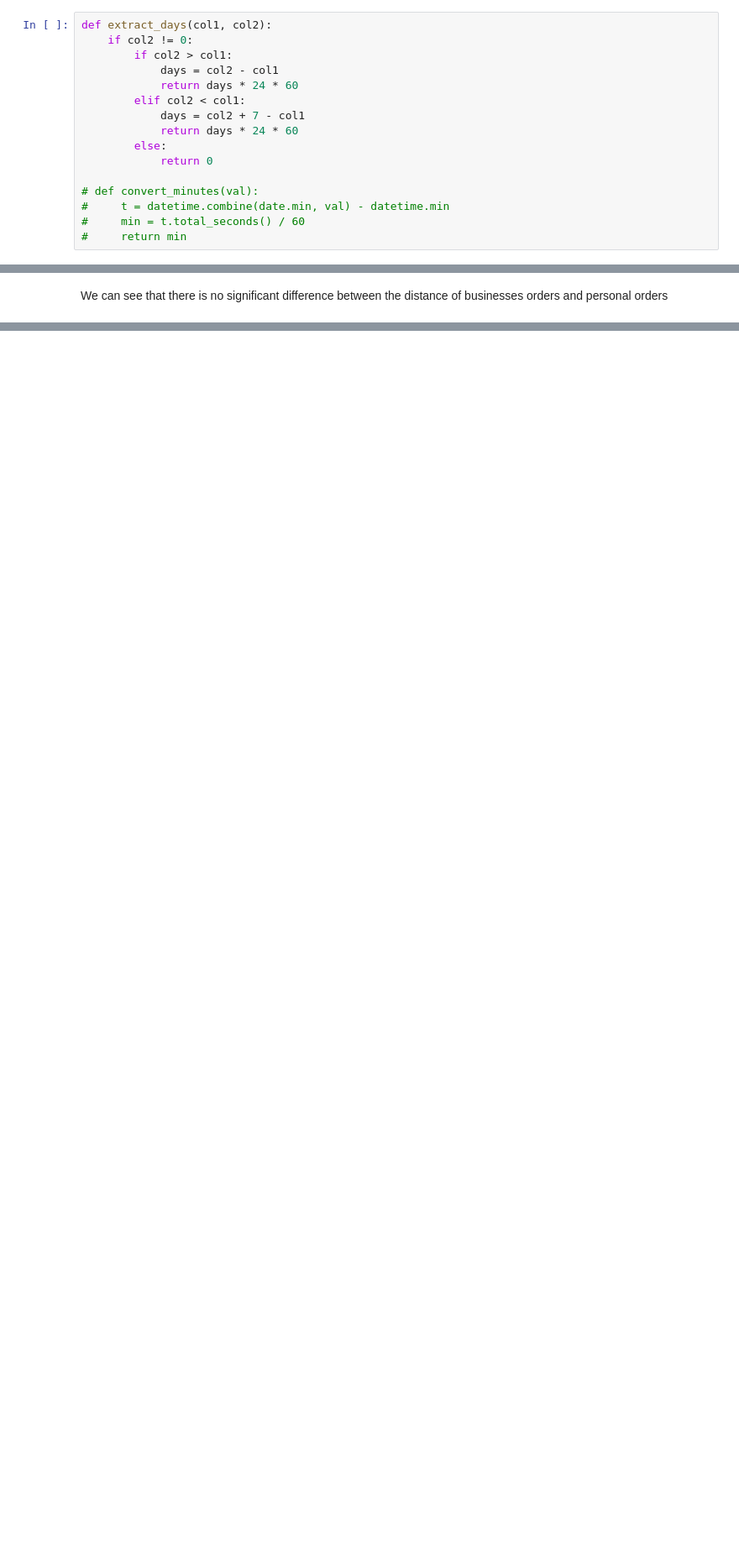
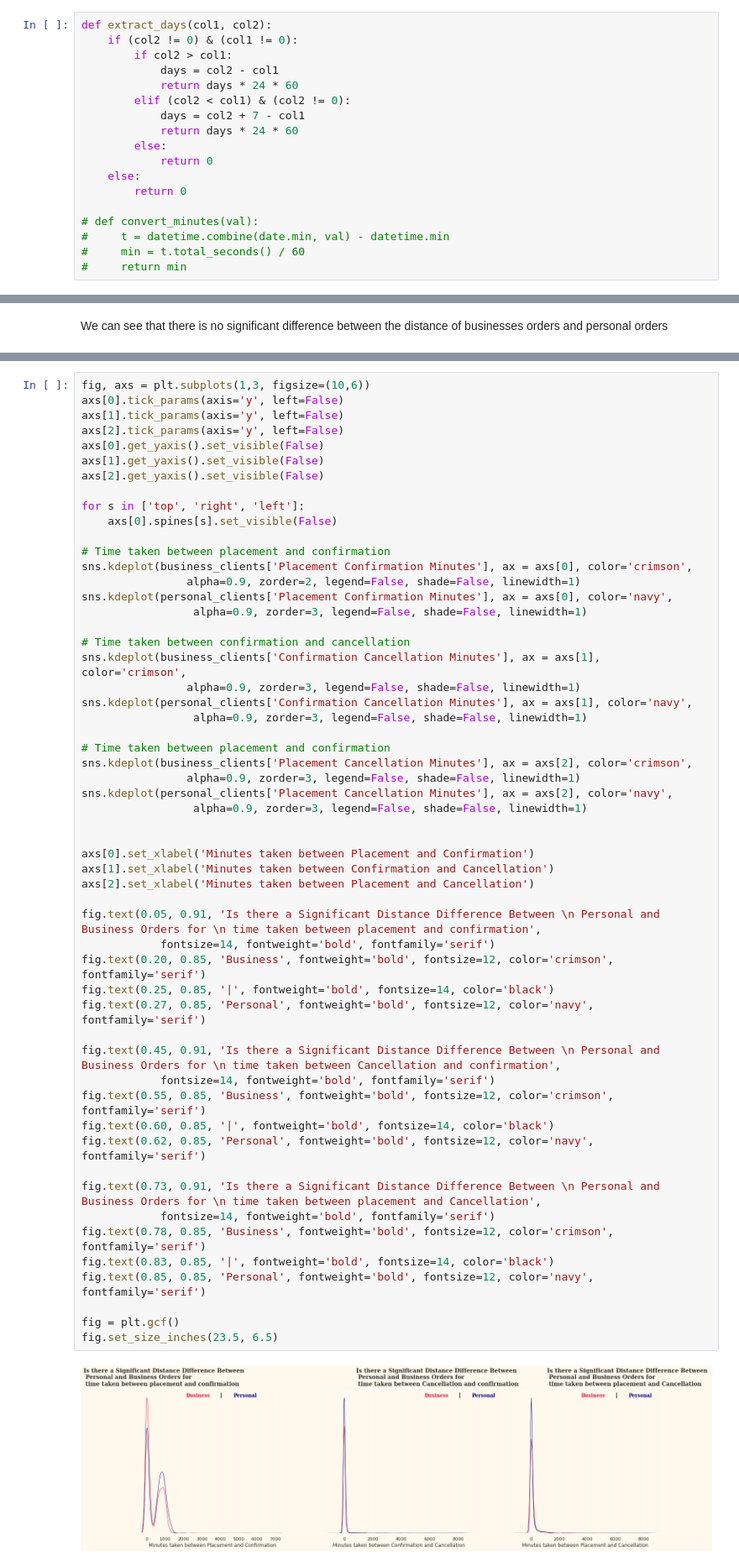
Before and after one commit to Kevin-Nduati/Customer-Data-Analysis, a Jupyter notebook: analysis.ipynb, the cells around one changed output, grey strips where cells are left out. Shown: that part at 84% size. Cells and saved outputs as stored; diff of their text form; blank space fills up the shorter version.

```diff
--- a/analysis.ipynb
+++ b/analysis.ipynb
@@ -129,15 +129,17 @@ df[(df['Confirmation Day'] - df['Placement Day']) > 1]
 So we have these 2 orders that were placed, but not confirmed until after more than 1 day. From the data, the orders were scheduled. However, I cannot fully ascertain why they were confirmed so late, based on the data that is available.
 # %%
 def extract_days(col1, col2):
-    if col2 != 0:
+    if (col2 != 0) & (col1 != 0):
         if col2 > col1:
             days = col2 - col1
             return days * 24 * 60
-        elif col2 < col1:
+        elif (col2 < col1) & (col2 != 0):
             days = col2 + 7 - col1
             return days * 24 * 60
         else:
             return 0
+    else:
+        return 0
 
 # def convert_minutes(val):
 #     t = datetime.combine(date.min, val) - datetime.min
@@ -432 +436,58 @@ plt.tight_layout()
+# %%
+fig, axs = plt.subplots(1,3, figsize=(10,6))
+axs[0].tick_params(axis='y', left=False)
+axs[1].tick_params(axis='y', left=False)
+axs[2].tick_params(axis='y', left=False)
+axs[0].get_yaxis().set_visible(False)
+axs[1].get_yaxis().set_visible(False)
+axs[2].get_yaxis().set_visible(False)
+
+for s in ['top', 'right', 'left']:
+    axs[0].spines[s].set_visible(False)
+
+# Time taken between placement and confirmation
+sns.kdeplot(business_clients['Placement Confirmation Minutes'], ax = axs[0], color='crimson',
+                alpha=0.9, zorder=2, legend=False, shade=False, linewidth=1)
+sns.kdeplot(personal_clients['Placement Confirmation Minutes'], ax = axs[0], color='navy',
+                 alpha=0.9, zorder=3, legend=False, shade=False, linewidth=1)
+
+# Time taken between confirmation and cancellation
+sns.kdeplot(business_clients['Confirmation Cancellation Minutes'], ax = axs[1], color='crimson',
+                alpha=0.9, zorder=3, legend=False, shade=False, linewidth=1)
+sns.kdeplot(personal_clients['Confirmation Cancellation Minutes'], ax = axs[1], color='navy',
+                 alpha=0.9, zorder=3, legend=False, shade=False, linewidth=1)
+
+# Time taken between placement and confirmation
+sns.kdeplot(business_clients['Placement Cancellation Minutes'], ax = axs[2], color='crimson',
+                alpha=0.9, zorder=3, legend=False, shade=False, linewidth=1)
+sns.kdeplot(personal_clients['Placement Cancellation Minutes'], ax = axs[2], color='navy',
+                 alpha=0.9, zorder=3, legend=False, shade=False, linewidth=1)
+
+
+axs[0].set_xlabel('Minutes taken between Placement and Confirmation')
+axs[1].set_xlabel('Minutes taken between Confirmation and Cancellation')
+axs[2].set_xlabel('Minutes taken between Placement and Cancellation')
+
+fig.text(0.05, 0.91, 'Is there a Significant Distance Difference Between \n Personal and Business Orders for \n time taken between placement and confirmation',
+            fontsize=14, fontweight='bold', fontfamily='serif')
+fig.text(0.20, 0.85, 'Business', fontweight='bold', fontsize=12, color='crimson', fontfamily='serif')
+fig.text(0.25, 0.85, '|', fontweight='bold', fontsize=14, color='black')
+fig.text(0.27, 0.85, 'Personal', fontweight='bold', fontsize=12, color='navy', fontfamily='serif')
+
+fig.text(0.45, 0.91, 'Is there a Significant Distance Difference Between \n Personal and Business Orders for \n time taken between Cancellation and confirmation',
+            fontsize=14, fontweight='bold', fontfamily='serif')
+fig.text(0.55, 0.85, 'Business', fontweight='bold', fontsize=12, color='crimson', fontfamily='serif')
+fig.text(0.60, 0.85, '|', fontweight='bold', fontsize=14, color='black')
+fig.text(0.62, 0.85, 'Personal', fontweight='bold', fontsize=12, color='navy', fontfamily='serif')
+
+fig.text(0.73, 0.91, 'Is there a Significant Distance Difference Between \n Personal and Business Orders for \n time taken between placement and Cancellation',
+            fontsize=14, fontweight='bold', fontfamily='serif')
+fig.text(0.78, 0.85, 'Business', fontweight='bold', fontsize=12, color='crimson', fontfamily='serif')
+fig.text(0.83, 0.85, '|', fontweight='bold', fontsize=14, color='black')
+fig.text(0.85, 0.85, 'Personal', fontweight='bold', fontsize=12, color='navy', fontfamily='serif')
+
+fig = plt.gcf()
+fig.set_size_inches(23.5, 6.5)
+# %% [output]
+[figure, added]
 # %% [markdown]
```
Also changed, not shown: parts of 15 cells of this notebook.
